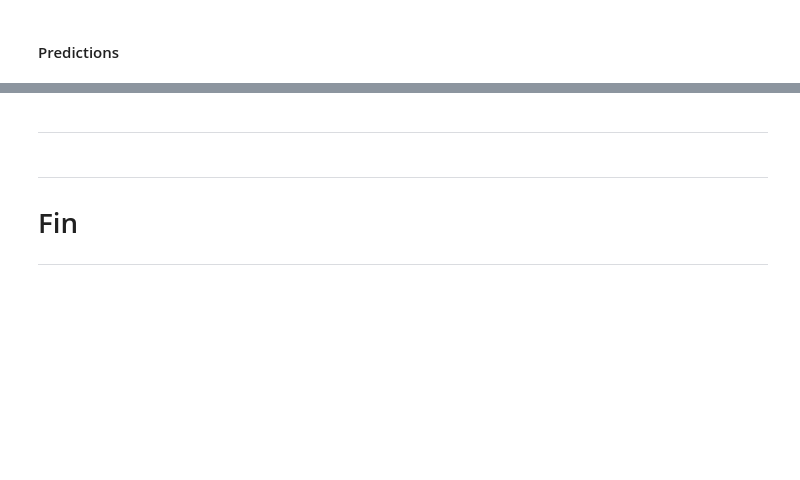
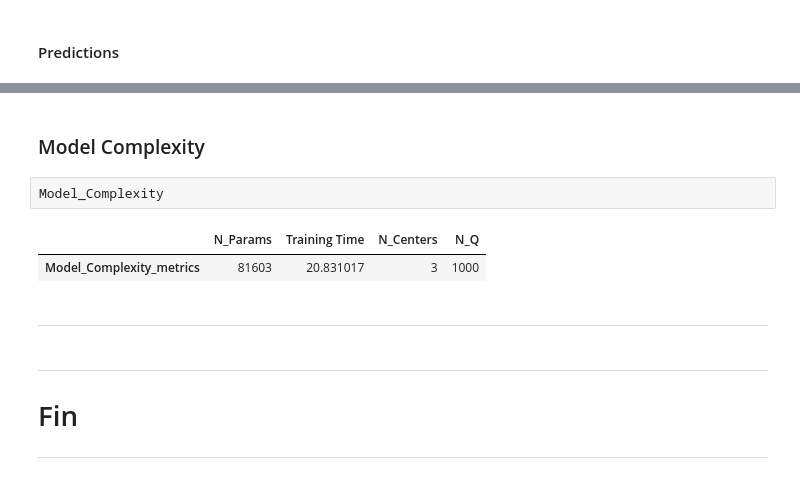
Before and after one commit to AnastasisKratsios/UniversalProcesses, a Jupyter notebook: Universal_Processes_Trainer_Interphase.ipynb, the cells around one changed output, grey strips where cells are left out. Cells and saved outputs as stored; diff of their text form; blank space fills up the shorter version.

```diff
--- a/Universal_Processes_Trainer_Interphase.ipynb
+++ b/Universal_Processes_Trainer_Interphase.ipynb
@@ -278,3 +284,10 @@ Type_A_Predictions_and_confidence_test.T
+# %% [markdown]
+### Model Complexity
+# %%
+Model_Complexity
+# %% [output]
+|  | N_Params | Training Time | N_Centers | N_Q |
+| Model_Complexity_metrics | 81603 | 20.831017 | 3 | 1000 |
 # %% [markdown]
 ---
 # %% [markdown]
```
Also changed, not shown: parts of 10 cells of this notebook, 31 other files.
